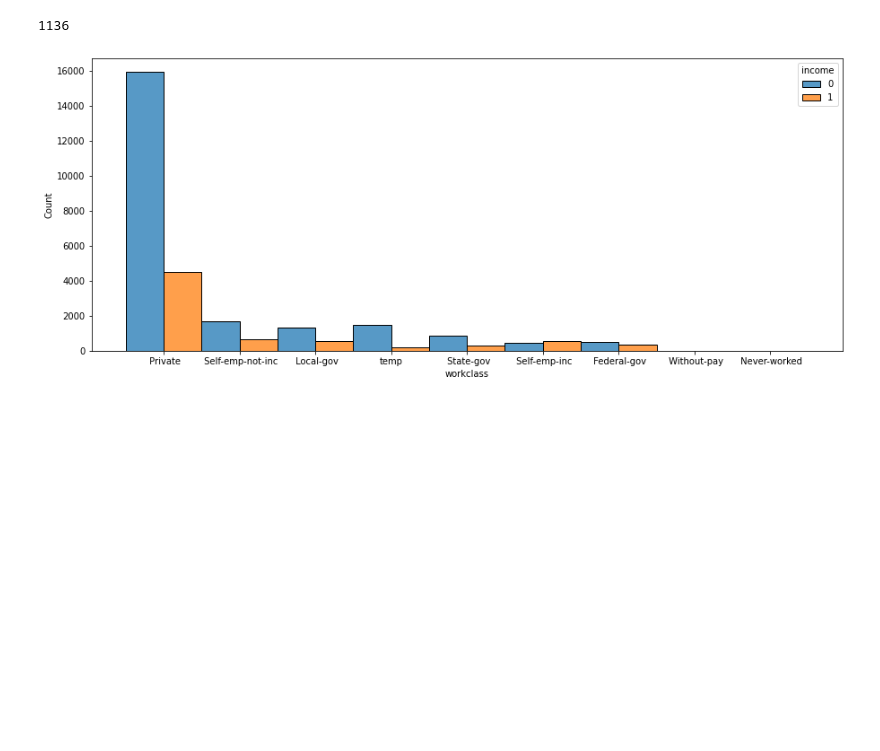
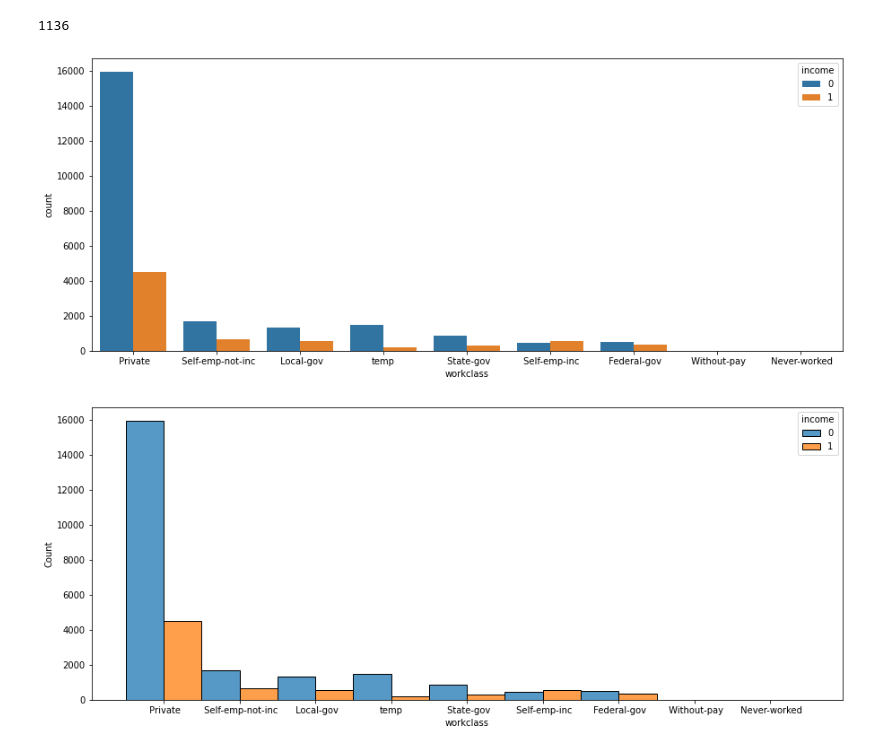
Before and after one commit to rlgus3351/Machine_Learning, a Jupyter notebook: kaggle/23_04_28/model.ipynb, the cells around one changed output. Drawn from its saved outputs; the diff is of its cells as text; code cells hidden in the pictures; blank space fills up the shorter version.

```diff
--- a/kaggle/23_04_28/model.ipynb
+++ b/kaggle/23_04_28/model.ipynb
@@ -300,4 +300,11 @@ test['workclass'].isnull().sum()
 # 결측치의 값을 임시로 temp라는 값으로 채워주자
 train['workclass'] = train['workclass'].fillna('temp')
 test['workclass'] = test['workclass'].fillna('temp')
+# %%
+# workclass 데이터 시각화하기 - countplot
+plt.figure(figsize=(15,6))
+sns.countplot(x='workclass', hue='income', data=train)
+plt.show()
+# %% [output]
+[figure, added]
 # %%
```
Also changed, not shown: parts of 52 cells of this notebook.
